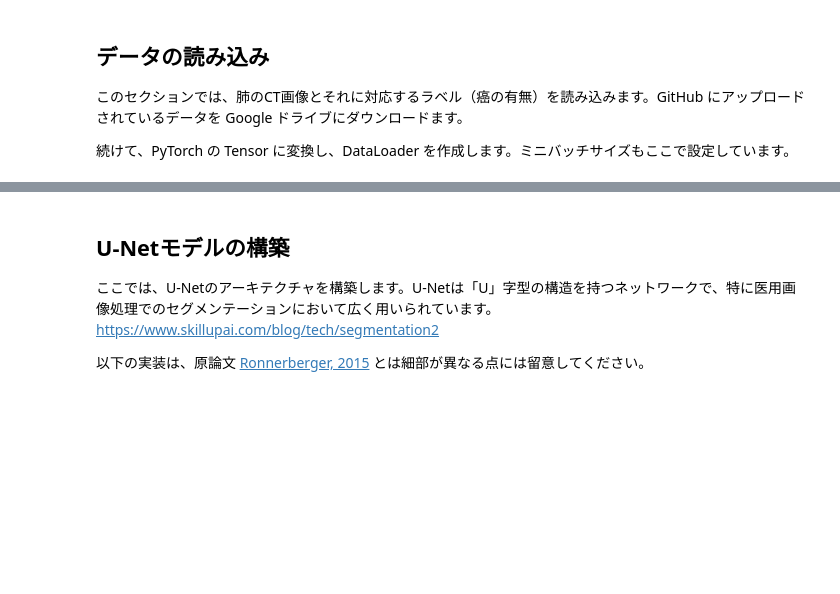
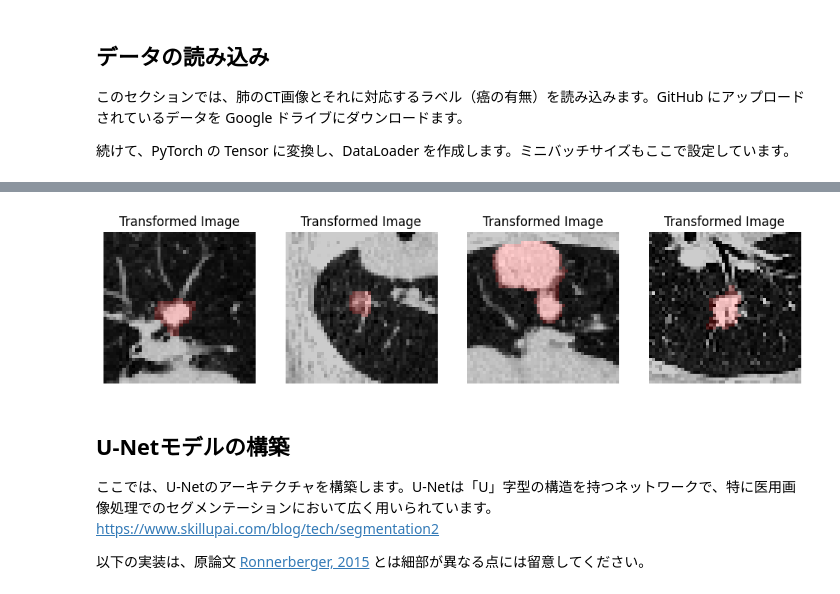
Before and after one commit to shizoda/education, a Jupyter notebook: machine_learning/unet/unet_lung_cancer.ipynb, the cells around one changed output, grey strips where cells are left out. Drawn from its saved outputs; the diff is of its cells as text; code cells hidden in the pictures; blank space fills up the shorter version.

```diff
--- a/machine_learning/unet/unet_lung_cancer.ipynb
+++ b/machine_learning/unet/unet_lung_cancer.ipynb
@@ -65,6 +124,32 @@ test_dataset = TensorDataset(torch.tensor(test_images, dtype=torch.float32), tor
 train_loader = DataLoader(train_dataset, batch_size=32, shuffle=True)
 val_loader = DataLoader(val_dataset, batch_size=32)
 test_loader = DataLoader(test_dataset, batch_size=32)
+# %%
+import matplotlib.pyplot as plt
+def show_images(loader, num_images=4):
+    images, labels = next(iter(loader))
+    plt.figure(figsize=(12, 8))
+    for i in range(num_images):
+        plt.subplot(1, num_images, i+1)
+
+        # TensorをNumpy配列に変換
+        image_np = images[i].numpy().squeeze()  # グレースケール化
+        label_np = labels[i].numpy().squeeze()  # ラベルもNumpy配列に変換
+
+        # グレースケール画像を表示
+        plt.imshow(image_np, cmap='gray')  # カラーマップを'gray'に設定
+        plt.title("Transformed Image")
+        plt.axis('off')
+
+        # ラベルを赤で半透明に表示
+        plt.imshow(np.dstack((label_np, np.zeros_like(label_np), np.zeros_like(label_np))), alpha=0.2)
+    plt.show()
+
+
+# 変換後のトレーニングデータの画像を表示
+show_images(train_loader)
+# %% [output]
+[figure, added]
 # %% [markdown]
 ## U-Netモデルの構築
 
```
Also changed, not shown: parts of 8 cells of this notebook.
